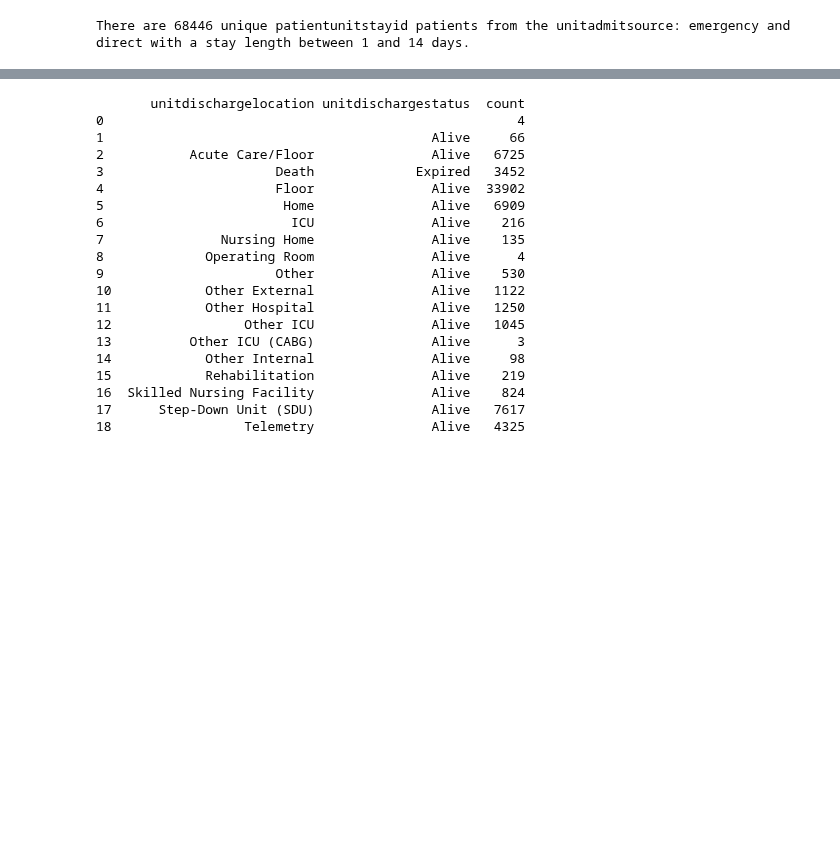
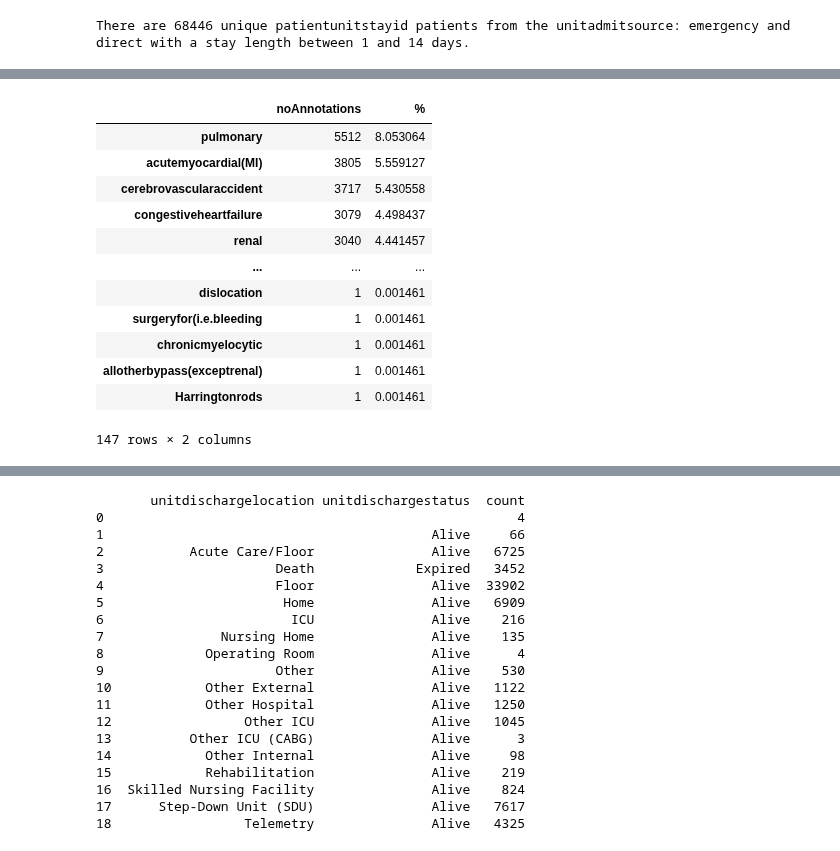
Before and after one commit to joy628/master-project, a Jupyter notebook: data-prepossing-2/patient.ipynb, the cells around one changed output, grey strips where cells are left out. Saved outputs shown, nothing was run; the diff lists cells and outputs as text; code cells hidden in the pictures; blank space fills up the shorter version.

```diff
--- a/data-prepossing-2/patient.ipynb
+++ b/data-prepossing-2/patient.ipynb
@@ -118,0 +157,19 @@ There are 68446 unique patientunitstayid patients from the unitadmitsource: emer
+# %%
+frequency2 = pd.DataFrame()
+frequency2['noAnnotations'] =df_dx['second'].value_counts()
+frequency2['%'] = df_dx['second'].value_counts() / len(df_dx.index) * 100
+frequency2
+# %% [output]
+|  | noAnnotations | % |
+| pulmonary | 5512 | 8.053064 |
+| acutemyocardial(MI) | 3805 | 5.559127 |
+| cerebrovascularaccident | 3717 | 5.430558 |
+| congestiveheartfailure | 3079 | 4.498437 |
+| renal | 3040 | 4.441457 |
+| ... | ... | ... |
+| dislocation | 1 | 0.001461 |
+| surgeryfor(i.e.bleeding | 1 | 0.001461 |
+| chronicmyelocytic | 1 | 0.001461 |
+| allotherbypass(exceptrenal) | 1 | 0.001461 |
+| Harringtonrods | 1 | 0.001461 |
+147 rows × 2 columns
```
Also changed, not shown: parts of 7 cells of this notebook, 5 other files.
